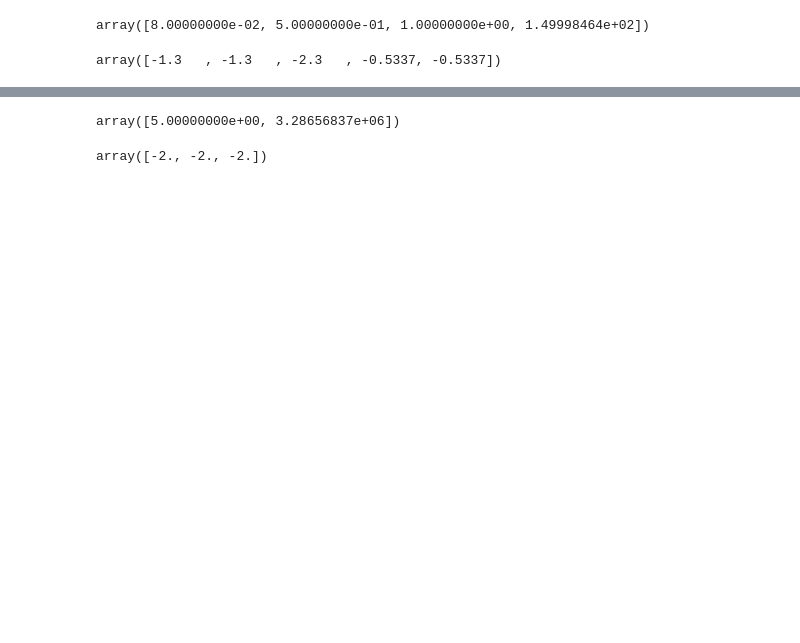
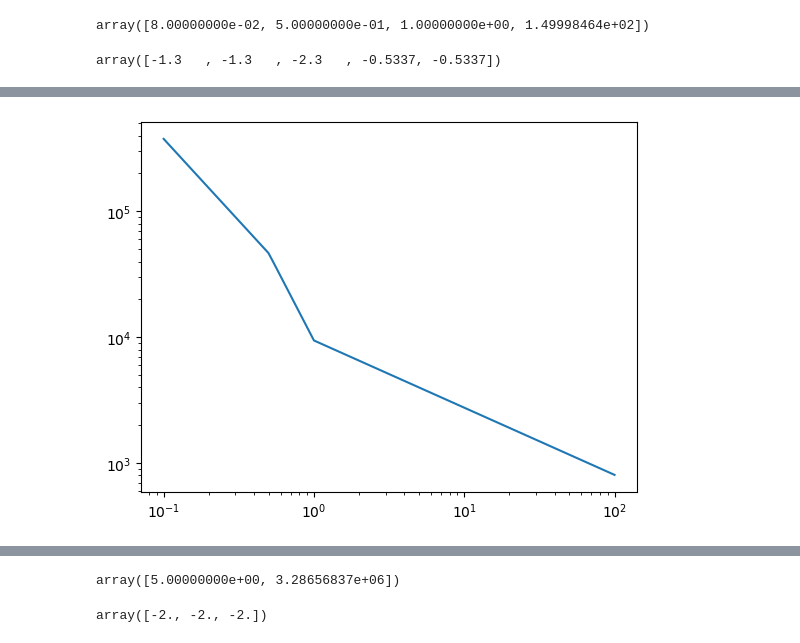
Before and after one commit to lmdesa/BOSSA, a Jupyter notebook: notebooks/imf_testing.ipynb, the cells around one changed output, grey strips where cells are left out. Saved outputs shown, nothing was run; the diff lists cells and outputs as text; code cells hidden in the pictures; blank space fills up the shorter version.

```diff
--- a/notebooks/imf_testing.ipynb
+++ b/notebooks/imf_testing.ipynb
@@ -81 +73,10 @@ array([18875.52756434,  9437.76378217,  9437.76378217,  9437.76378217,
            0.        ])
+# %%
+x0s = np.logspace(-1, 2, 100)
+imfs = [star.imf(x0) for x0 in x0s]
+
+plt.plot(x0s, imfs)
+plt.xscale('log')
+plt.yscale('log')
+# %% [output]
+[figure, added]
```
Also changed, not shown: parts of 28 cells of this notebook, 1 other file.
